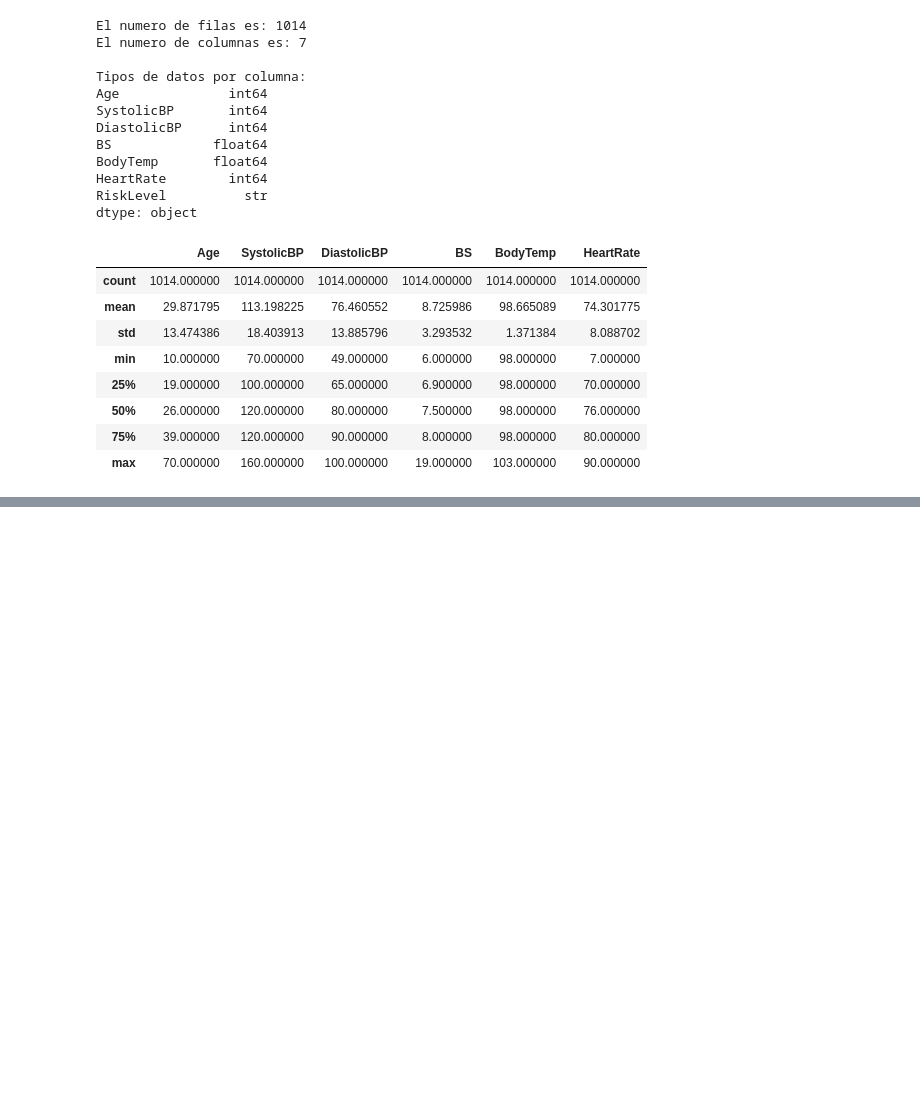
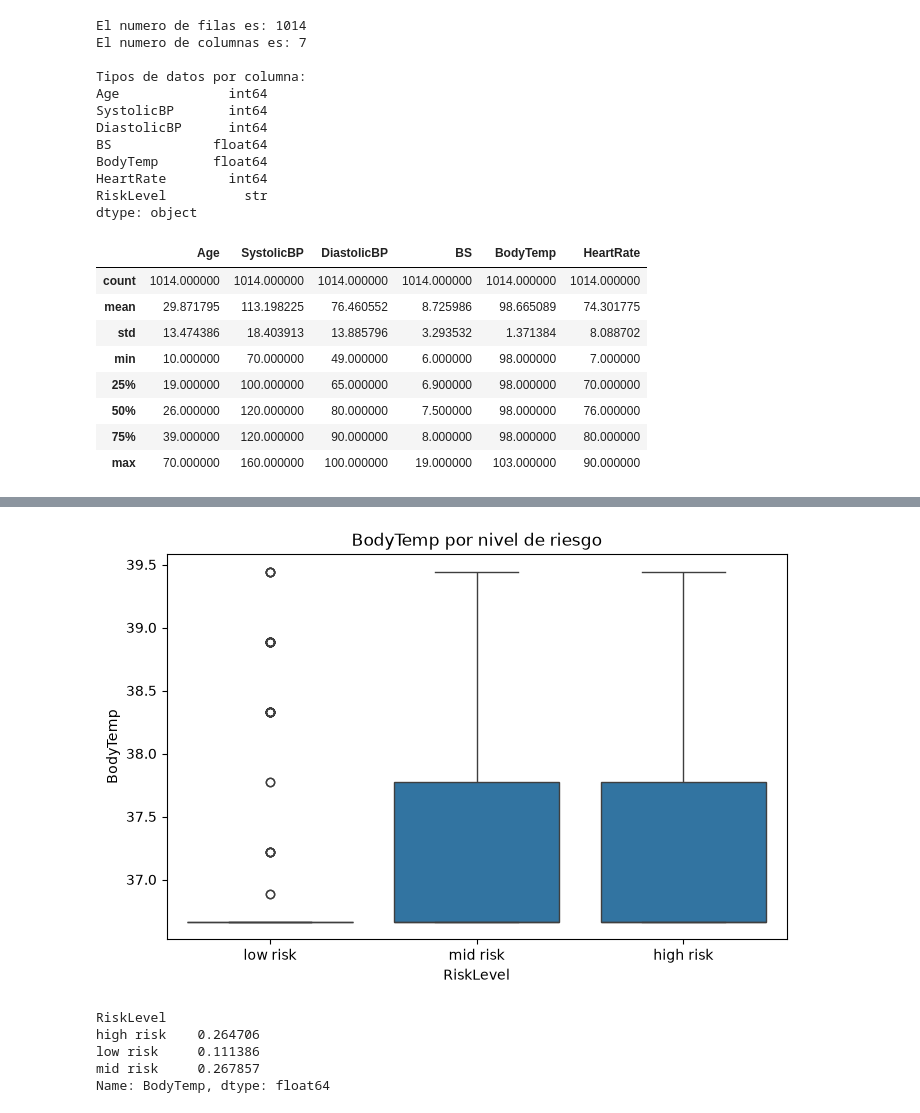
Before and after one commit to Jluisfeltrer/maternal_risk, a Jupyter notebook: notebooks/01_eda.ipynb, the cells around one changed output, grey strips where cells are left out. Cells and saved outputs as stored; diff of their text form; code cells hidden in the pictures; blank space fills up the shorter version.

```diff
--- a/notebooks/01_eda.ipynb
+++ b/notebooks/01_eda.ipynb
@@ -52,0 +185,16 @@ df.describe()
+# %%
+plt.figure(figsize=(8,5))
+sns.boxplot(data=df, x='RiskLevel', y='BodyTemp', order = ['low risk', 'mid risk', 'high risk'])
+plt.title('BodyTemp por nivel de riesgo')
+plt.show()
+# %% [output]
+[figure, added]
+# %%
+umbral_fiebre = 37.2
+df.groupby('RiskLevel')['BodyTemp'].apply(lambda x: (x > umbral_fiebre).mean())
+# %% [output]
+RiskLevel
+high risk    0.264706
+low risk     0.111386
+mid risk     0.267857
+Name: BodyTemp, dtype: float64
```
Also changed, not shown: parts of 21 cells of this notebook, 4 other files.
